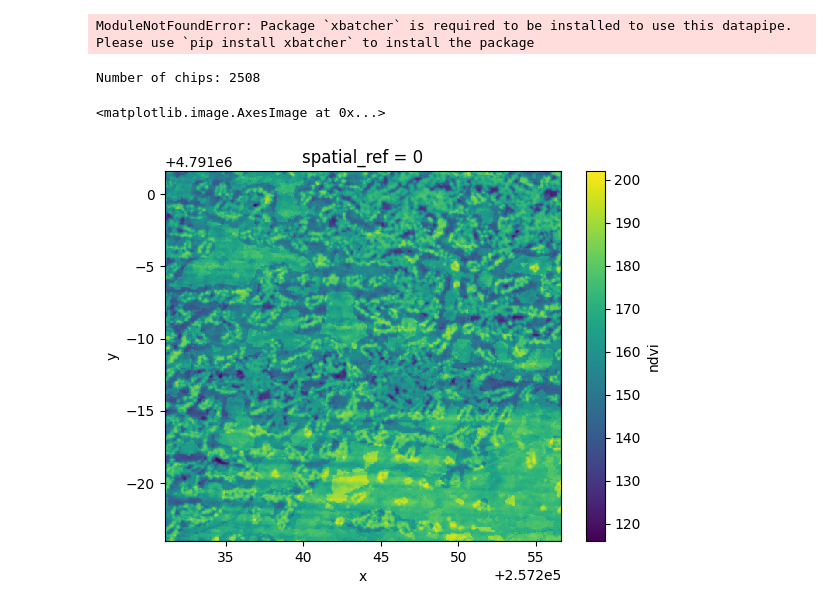
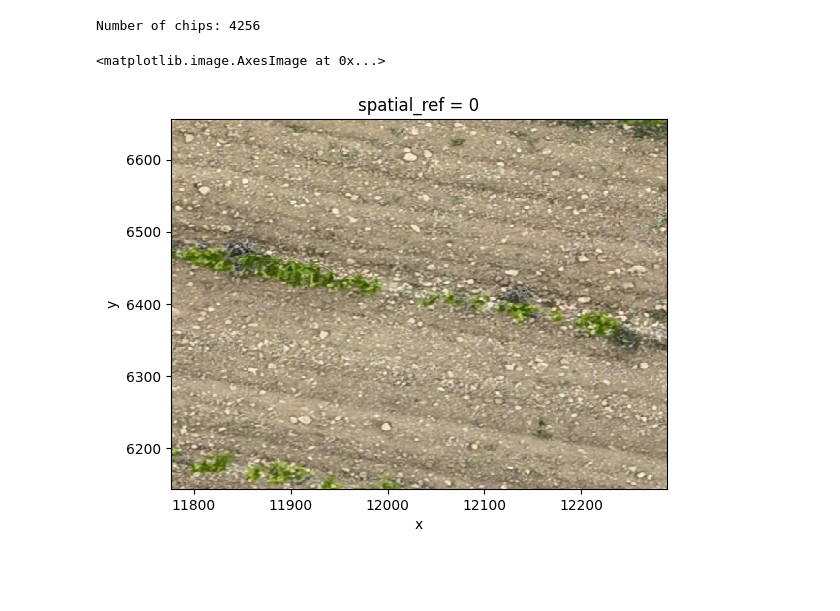
Before and after one commit to ICAERUS-EU/uavgeo, a Jupyter notebook: notebooks/import_export.ipynb, the cells around one changed output. Cells and saved outputs as stored; diff of their text form; code cells hidden in the pictures; blank space fills up the shorter version.

```diff
--- a/notebooks/import_export.ipynb
+++ b/notebooks/import_export.ipynb
@@ -28,5 +29,11 @@ def collate_index(list_of_collates:tuple) -> xr.Dataset:
 # %%
 # for example take an orthomosaic image in the folder data:
+import os
+import zen3geo
+import torchdata
+import rioxarray as rx
+
 folder_to_search = "data"
-files = [os.path.join(folder_to_search, item) for item in os.listdir(folder_to_search)]
-ortho = rioxarray.open_rasterio(files[0], default_name = "ortho")
+filetype = ".jpg"
+files = [os.path.join(folder_to_search, item)  for item in os.listdir(folder_to_search) if item.endswith(filetype)]
+ortho = rx.open_rasterio(files[0], default_name = "ortho")
@@ -33,7 +45,5 @@ ortho = rioxarray.open_rasterio(files[0], default_name = "ortho")
 # %%
-dp = torchdata.datapipes.iter.IterableWrapper([files])
+dp = torchdata.datapipes.iter.IterableWrapper(files)
 dp_rio = dp.read_from_rioxarray()
 # %%
 dp_xbatcher = dp_rio.slice_with_xbatcher(input_dims = {"x":512, "y":512}, input_overlap={"y": 256, "x": 256})
-# %% [output]
-ModuleNotFoundError: Package `xbatcher` is required to be installed to use this datapipe. Please use `pip install xbatcher` to install the package
@@ -42,11 +50,11 @@ ds_a = quick_viz(dp_xbatcher)
 # %%
 chips = [chip for chip in dp_xbatcher]
 print(f"Number of chips: {len(chips)}")
-sample = chips[600]
+sample = chips[2600]
 # %% [output]
-Number of chips: 2508
+Number of chips: 4256
 # %%
-sample.ndvi.plot.imshow()
+sample.plot.imshow()
 # %% [output]
 <matplotlib.image.AxesImage at 0x...>
-[figure, old version]
+[figure, new version]
```
Also changed, not shown: parts of 7 cells of this notebook, 6 other files.
